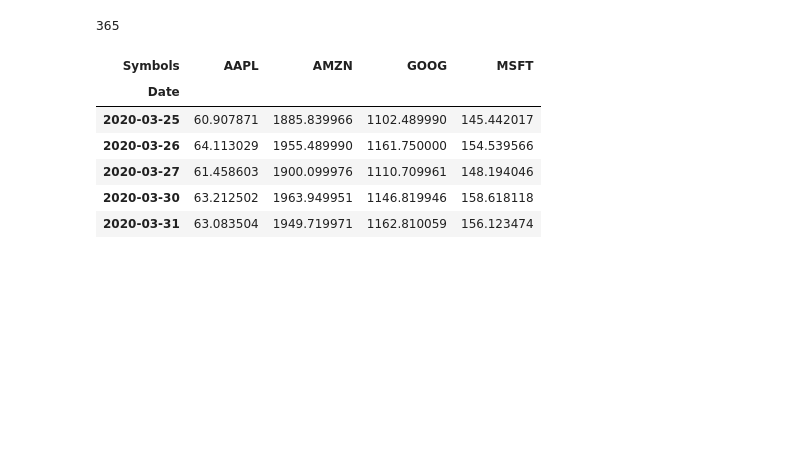
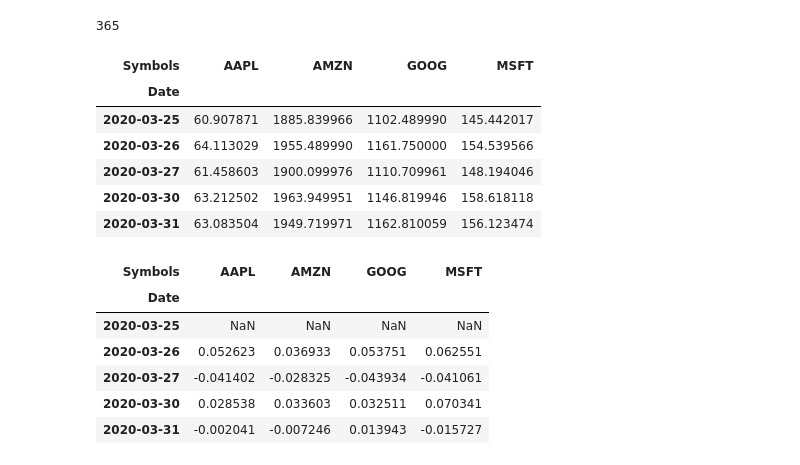
Before and after one commit to HaoLiNick/Coding2021, a Jupyter notebook: Stock/Stock_LSTM_Kaggle.ipynb, the cells around one changed output. Cells and saved outputs as stored; diff of their text form; code cells hidden in the pictures; blank space fills up the shorter version.

```diff
--- a/Stock/Stock_LSTM_Kaggle.ipynb
+++ b/Stock/Stock_LSTM_Kaggle.ipynb
@@ -246,3 +246,15 @@ closing_df.head()
 | 2020-03-27 | 61.458603 | 1900.099976 | 1110.709961 | 148.194046 |
 | 2020-03-30 | 63.212502 | 1963.949951 | 1146.819946 | 158.618118 |
 | 2020-03-31 | 63.083504 | 1949.719971 | 1162.810059 | 156.123474 |
+# %%
+# Make a new tech returns DataFrame
+tech_rets = closing_df.pct_change()
+tech_rets.head()
+# %% [output]
+| Symbols | AAPL | AMZN | GOOG | MSFT |
+| Date |  |  |  |  |
+| 2020-03-25 | NaN | NaN | NaN | NaN |
+| 2020-03-26 | 0.052623 | 0.036933 | 0.053751 | 0.062551 |
+| 2020-03-27 | -0.041402 | -0.028325 | -0.043934 | -0.041061 |
+| 2020-03-30 | 0.028538 | 0.033603 | 0.032511 | 0.070341 |
+| 2020-03-31 | -0.002041 | -0.007246 | 0.013943 | -0.015727 |
```
Also changed, not shown: parts of 2 cells of this notebook, 1 other file.
